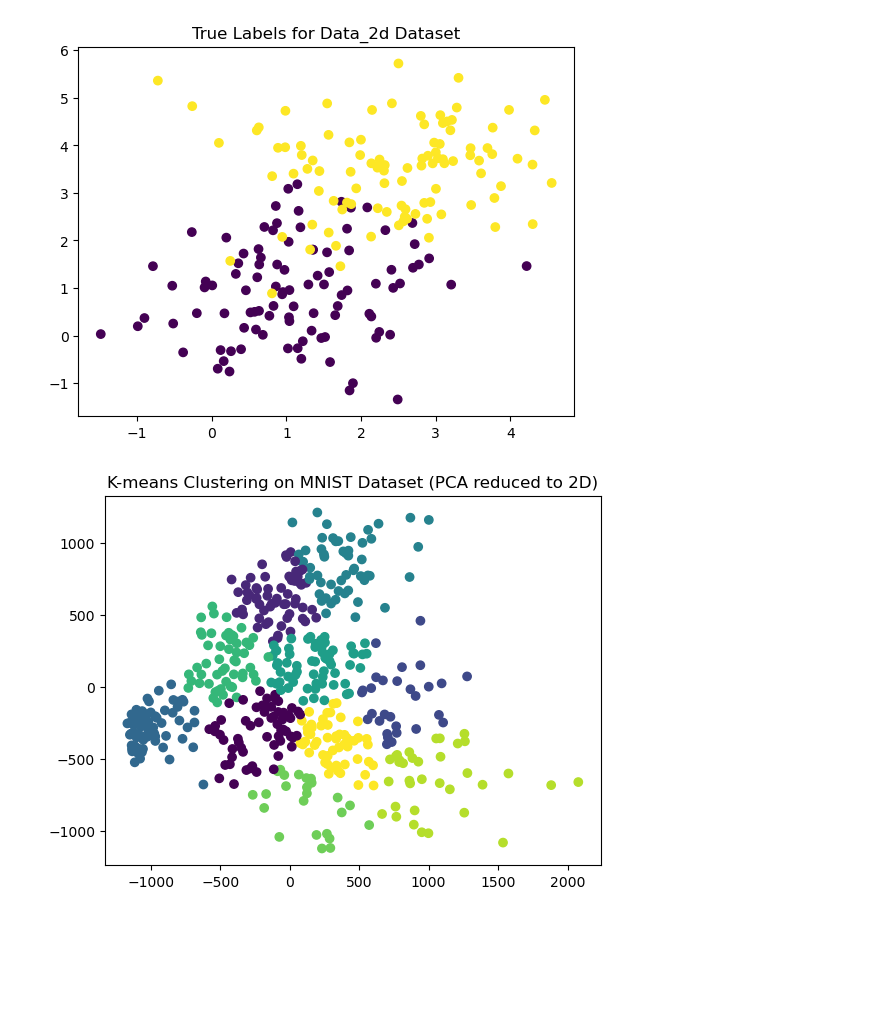
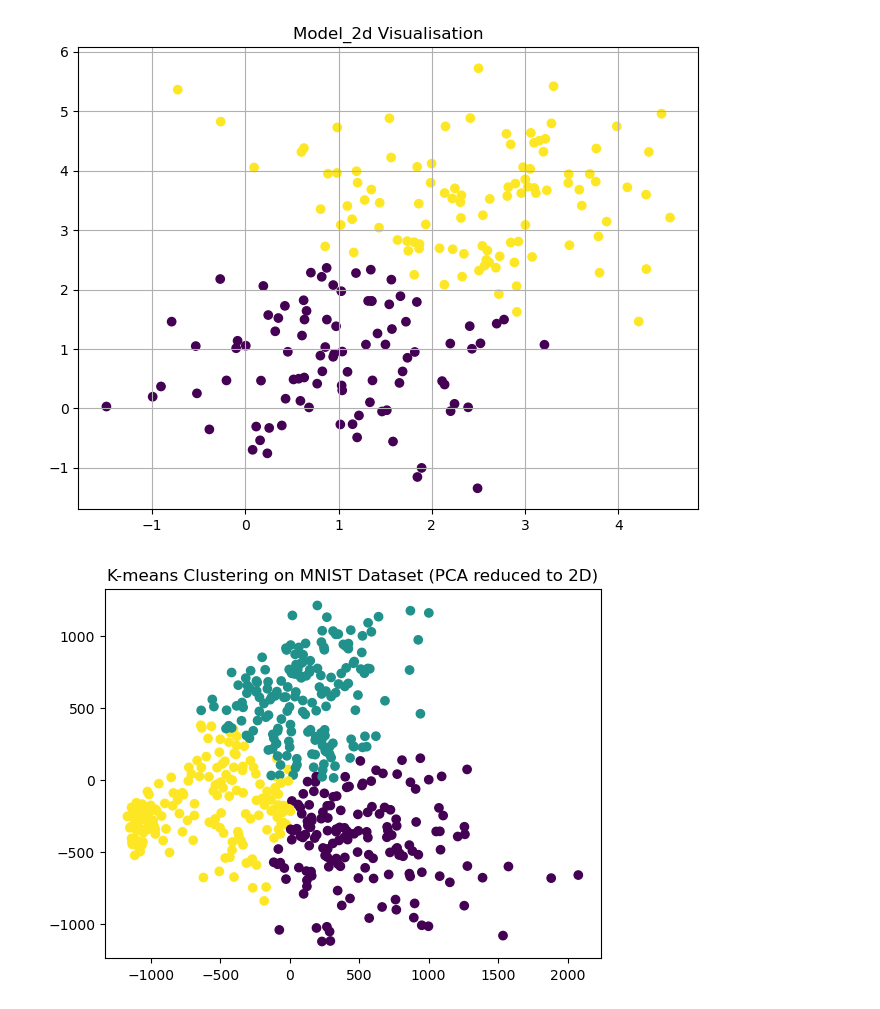
Before and after one commit to SergiyDovgopolyk/Data_Science, a Jupyter notebook: HW-6.ipynb, the cells around one changed output. Saved outputs shown, nothing was run; the diff lists cells and outputs as text; code cells hidden in the pictures; blank space fills up the shorter version.

```diff
--- a/HW-6.ipynb
+++ b/HW-6.ipynb
@@ -72,7 +58,2 @@ print(silhouette_scores_mnist_pca)
 # %%
-# Застосування K-means для датасету "data_2d.csv"
-kmeans = KMeans(
-    n_clusters=2, init='random',
-    n_init=1, max_iter=4,
-    tol=1e-04, random_state=2
-)
+model_mnist = KMeans(n_clusters=3, n_init = 'auto').fit(mnist)
@@ -86,13 +60,19 @@ kmeans_mnist = KMeans(
 # %%
 # Візуалізація результатів кластеризації
-plt.scatter(data_2d.iloc[:, 1], data_2d.iloc[:, 2], c=data_2d.iloc[:, 0])
-plt.title('True Labels for Data_2d Dataset')
+label = model_d.labels_
+plt.figure(figsize=[8, 6])
+plt.grid()
+plt.scatter(data_2d['-7.687164597386728637e-01'], data_2d['4.608603078297135447e-01'], c=label)
+plt.title('Model_2d Visualisation')
 plt.show()
 # %% [output]
-[figure, old version]
+[figure, new version]
 # %%
-plt.scatter(mnist_pca[:, 0], mnist_pca[:, 1], c=kmeans_mnist_pca.labels_)
+# Використання PCA для зменшення розмірності даних до 2D
+pca = PCA(n_components=2)
+mnist_pca = pca.fit_transform(mnist)
+plt.scatter(mnist_pca[:, 0], mnist_pca[:, 1], c=model_mnist.labels_)
 plt.title('K-means Clustering on MNIST Dataset (PCA reduced to 2D)')
 plt.show()
 # %% [output]
-[figure, old version]
+[figure, new version]
```
Also changed, not shown: parts of 6 cells of this notebook.
